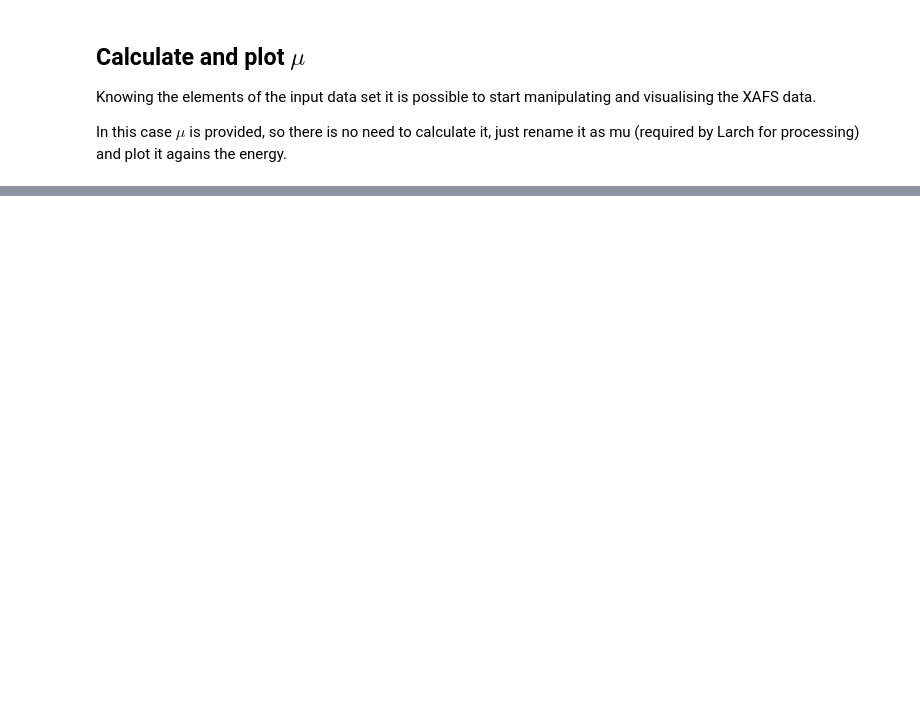
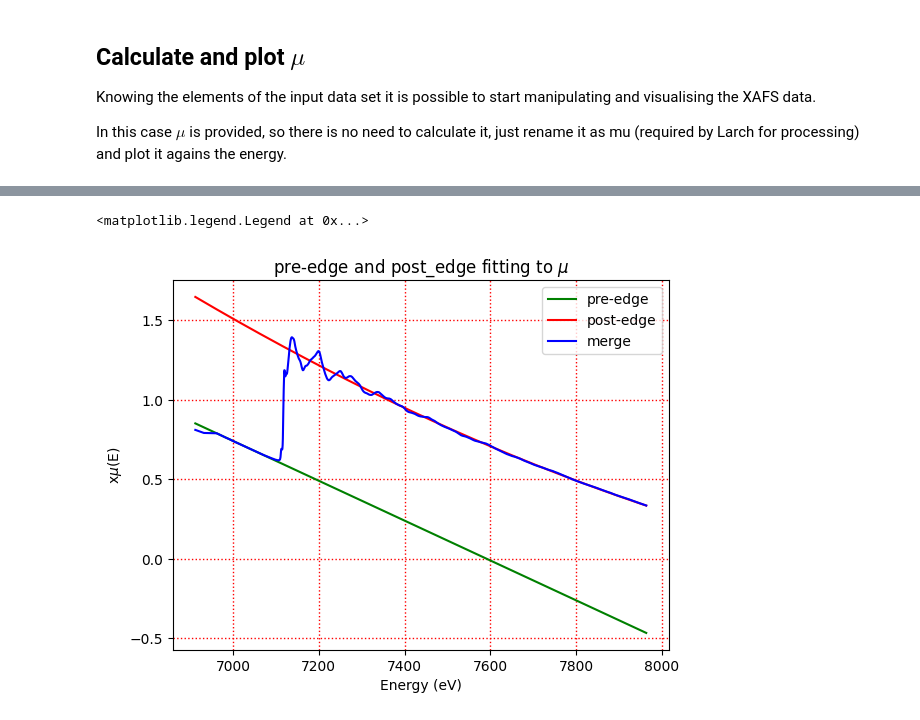
Before and after one commit to UK-Catalysis-Hub/XAS-Workflow-Demo, a Jupyter notebook: larch_workflow/larch_task01.ipynb, the cells around one changed output, grey strips where cells are left out. Cells and saved outputs as stored; diff of their text form; code cells hidden in the pictures; blank space fills up the shorter version.

```diff
--- a/larch_workflow/larch_task01.ipynb
+++ b/larch_workflow/larch_task01.ipynb
@@ -78,2 +162,16 @@ plt.legend() # show legend
+# %%
+pre_edge(merged_xas, group=merged_xas, pre1=-150, pre2=-60)
+
+plt.plot(merged_xas.energy, merged_xas.pre_edge, 'g', label='pre-edge') # plot pre-edge in green
+plt.plot(merged_xas.energy, merged_xas.post_edge, 'r', label='post-edge')# plot post-edge in green
+plt.plot(merged_xas.energy, merged_xas.mu, 'b', label="merge") # plot mu in blue
+plt.grid(color='r', linestyle=':', linewidth=1) #show and format grid
+plt.xlabel('Energy (eV)') # label y graph
+plt.ylabel('x$\mu$(E)') # label y axis
+plt.title("pre-edge and post_edge fitting to $\mu$")
+plt.legend() # show legend
+# %% [output]
+<matplotlib.legend.Legend at 0x...>
+[figure, added]
 # %%
 # https://vimeo.com/340207346 27:00
```
Also changed, not shown: parts of 11 cells of this notebook, 3 other files.
